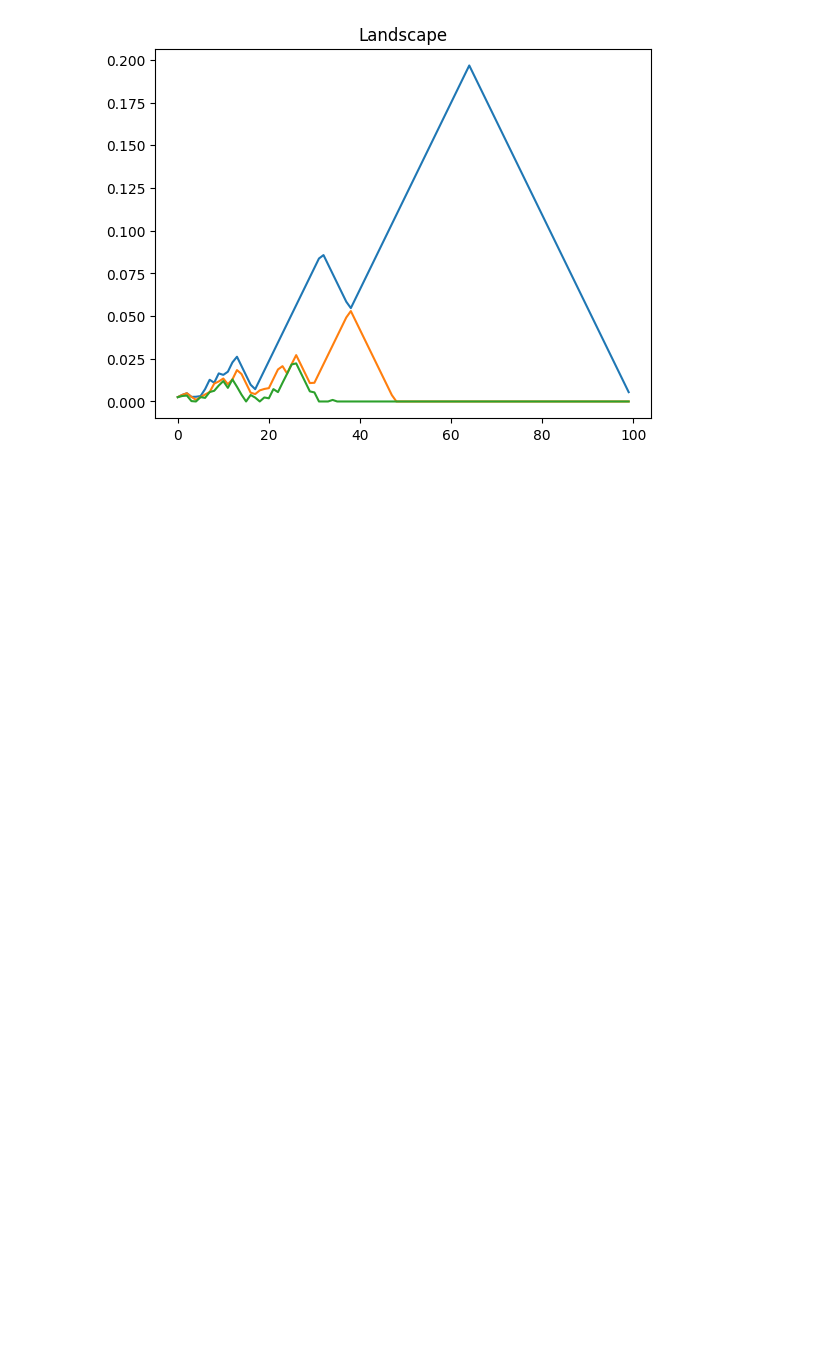
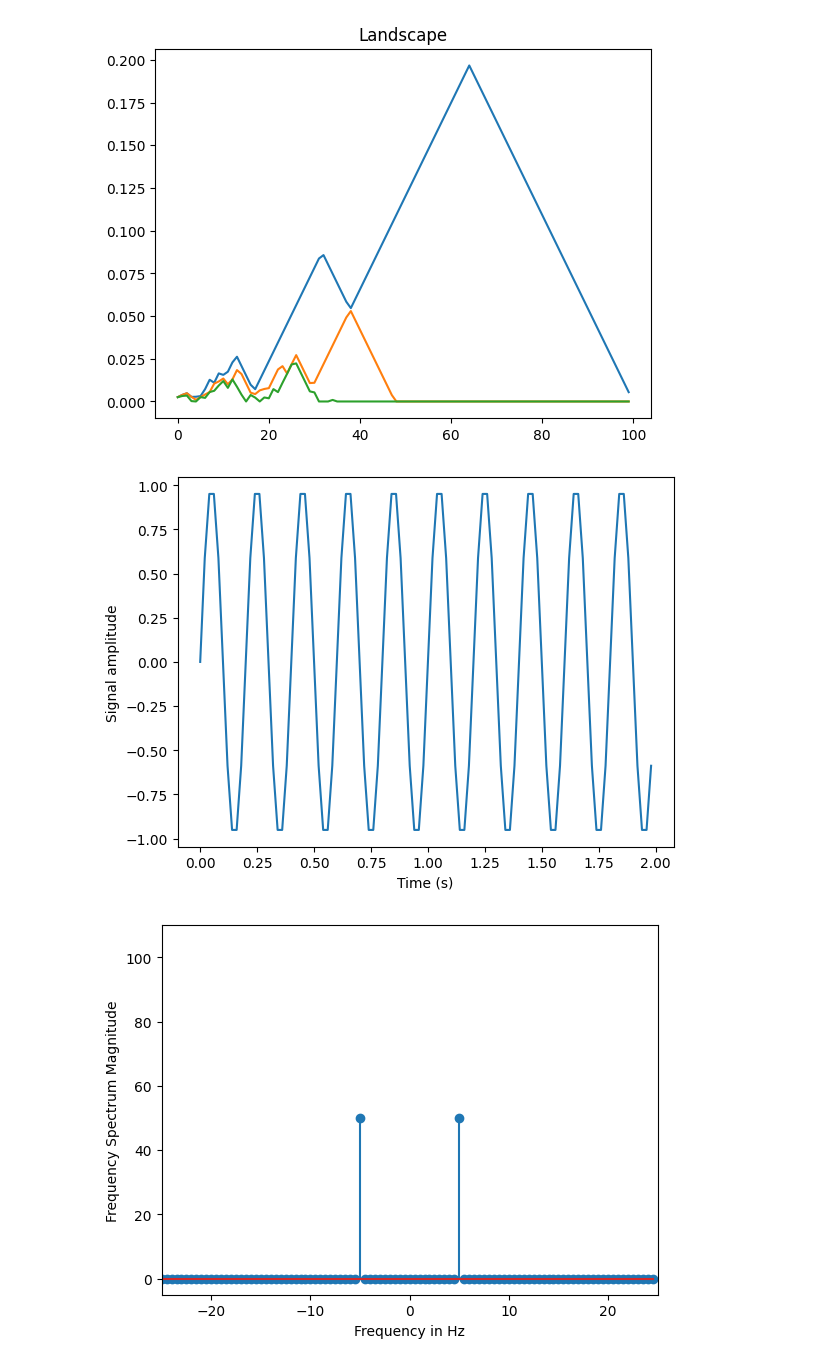
Before and after one commit to pap1rana/arrhythmia-detection, a Jupyter notebook: persistence-one-record.ipynb, the cells around one changed output. Saved outputs shown, nothing was run; the diff lists cells and outputs as text; code cells hidden in the pictures; blank space fills up the shorter version.

```diff
--- a/persistence-one-record.ipynb
+++ b/persistence-one-record.ipynb
@@ -103,3 +135,33 @@ plt.title("Landscape")
 plt.show()
 # %% [output]
 [figure]
+# %%
+import numpy as np
+import matplotlib.pyplot as plt
+
+# Frequency in terms of Hertz
+fre  = 5
+# Sample rate
+fre_samp = 50
+t = np.linspace(0, 2, 2 * fre_samp, endpoint = False )
+a = np.sin(fre  * 2 * np.pi * t)
+figure, axis = plt.subplots()
+axis.plot(t, a)
+axis.set_xlabel ('Time (s)')
+axis.set_ylabel ('Signal amplitude')
+plt.show()
+
+# Applying the fft function
+A = np.fft.fft(a)
+frequency = np.fft.fftfreq(len(a)) * fre_samp
+
+figure, axis = plt.subplots()
+axis.stem(frequency, np.abs(A), use_line_collection=True)
+axis.set_xlabel('Frequency in Hz')
+axis.set_ylabel('Frequency Spectrum Magnitude')
+axis.set_xlim(-fre_samp / 2, fre_samp/ 2)
+axis.set_ylim(-5, 110)
+plt.show()
+# %% [output]
+[figure, added]
+[figure, added]
```
Also changed, not shown: parts of 14 cells of this notebook, 3 other files.
